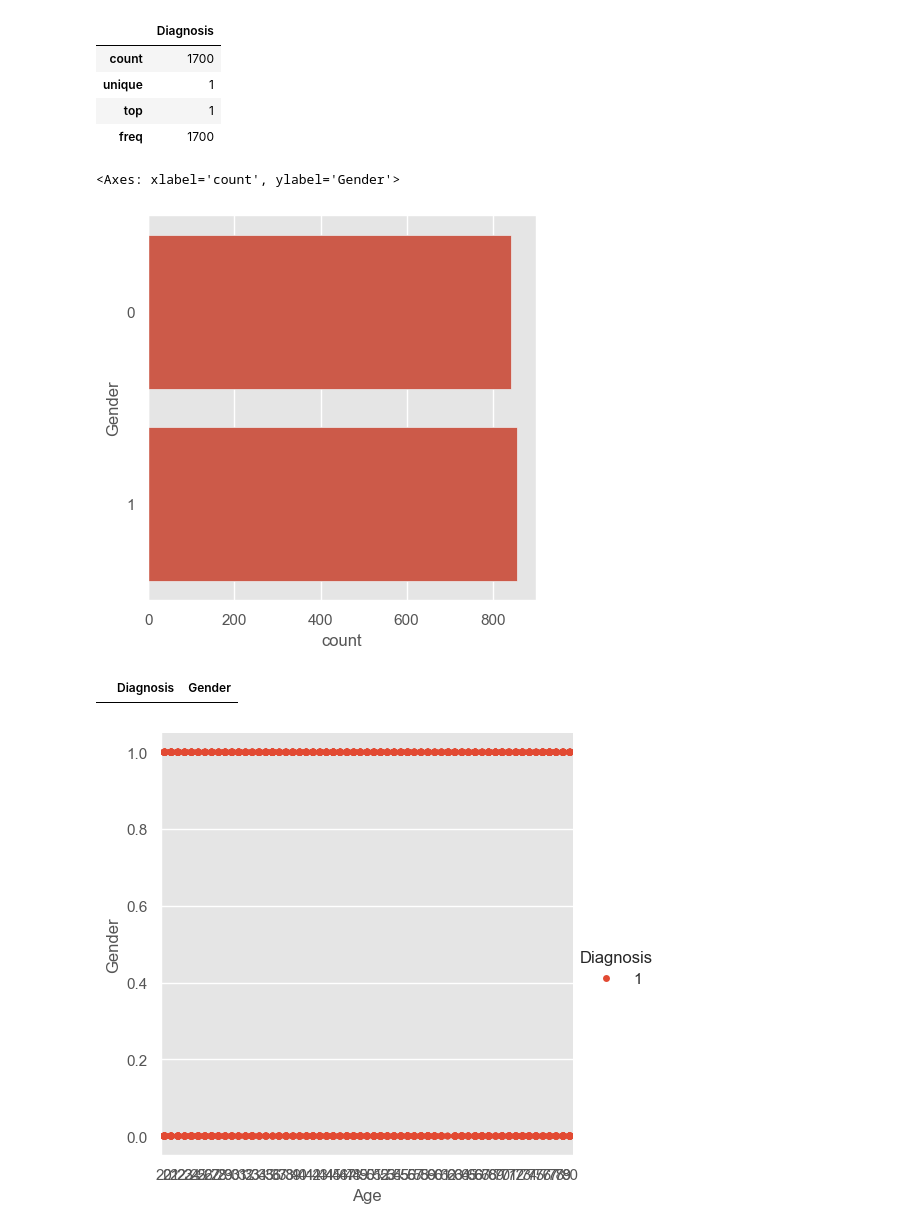
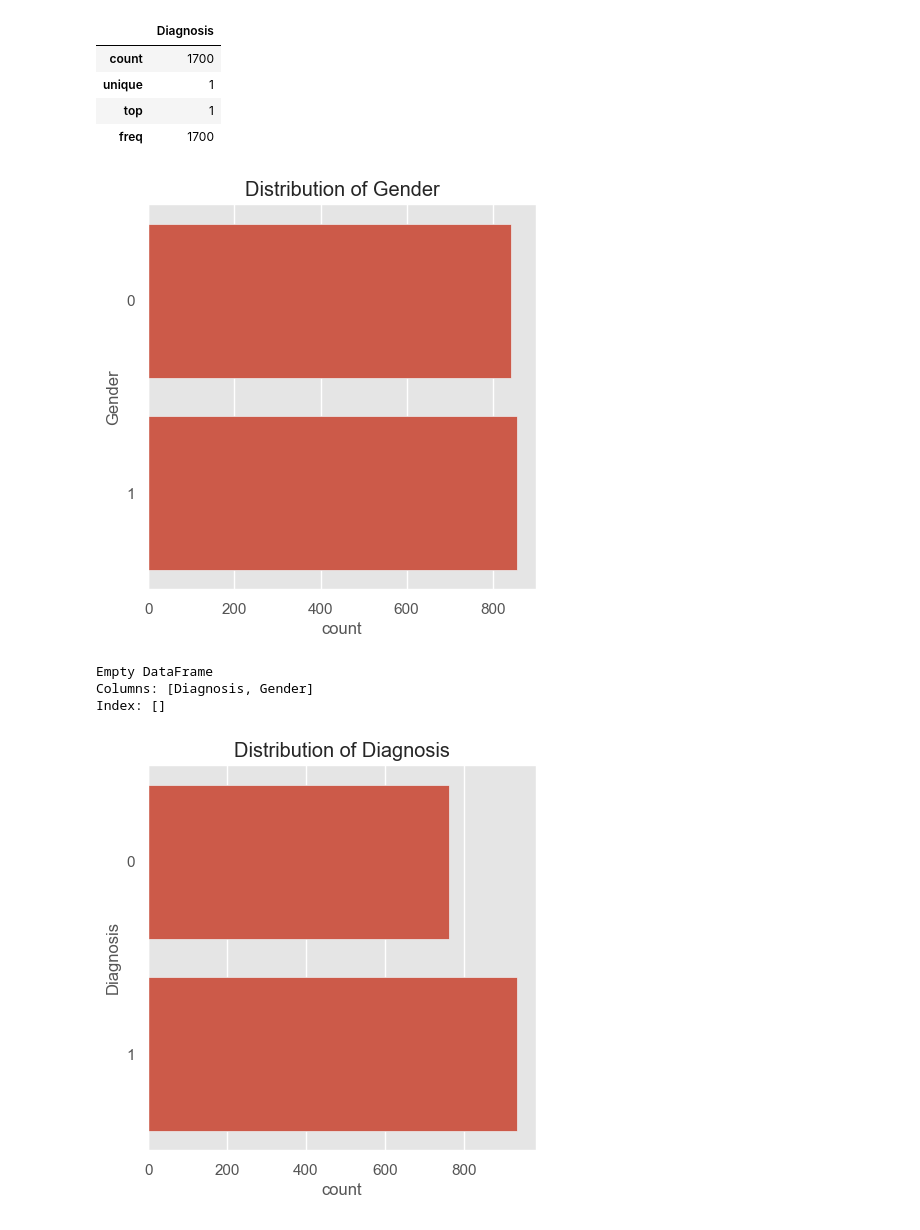
Before and after one commit to mahingaRodin/Disease-Predictor, a Jupyter notebook: modernDP/notebooks/liver.ipynb, the cells around one changed output. Saved outputs shown, nothing was run; the diff lists cells and outputs as text; code cells hidden in the pictures.

```diff
--- a/modernDP/notebooks/liver.ipynb
+++ b/modernDP/notebooks/liver.ipynb
@@ -128,16 +124,23 @@ df.describe(include=['object'])
 | top | 1 |
 | freq | 1700 |
 # %%
-plt.figure(figsize=(5,5))
+plt.figure(figsize=(5, 5))
 sns.countplot(y='Gender', data=df)
+plt.title('Distribution of Gender')
+plt.show()
 # %% [output]
-<Axes: xlabel='count', ylabel='Gender'>
-[figure, old version]
+[figure, new version]
 # %%
-df[df['Gender'] == 'Male'][['Diagnosis', 'Gender']].head()
+male_df = df[df['Gender'] == 'Male'][['Diagnosis', 'Gender']]
+print(male_df.head())
 # %% [output]
-|  | Diagnosis | Gender |
+Empty DataFrame
+Columns: [Diagnosis, Gender]
+Index: []
 # %%
-sns.catplot (x="Age", y="Gender", hue="Diagnosis", data=df, kind="strip");
+plt.figure(figsize=(5, 5))
+sns.countplot(y='Diagnosis', data=df)
+plt.title('Distribution of Diagnosis')
+plt.show()
 # %% [output]
-[figure, old version]
+[figure, new version]
```
Also changed, not shown: parts of 6 cells of this notebook.
